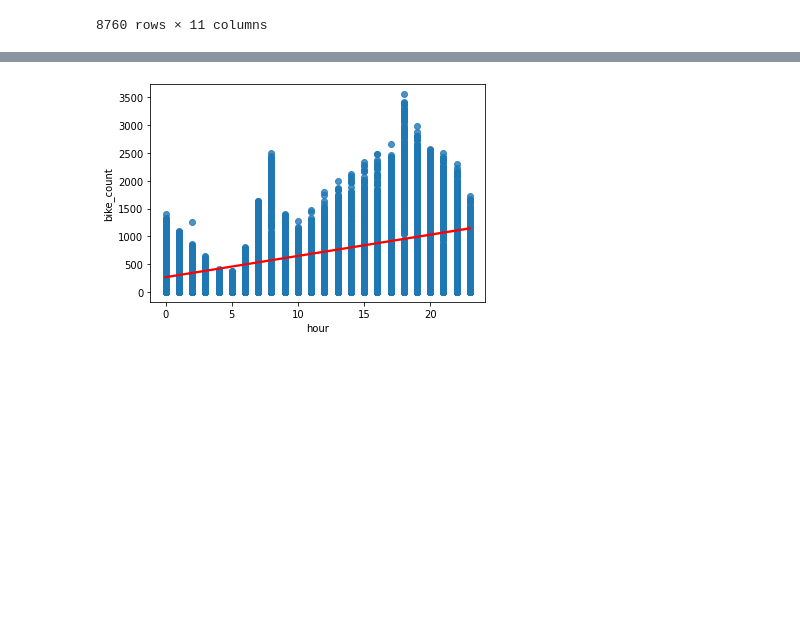
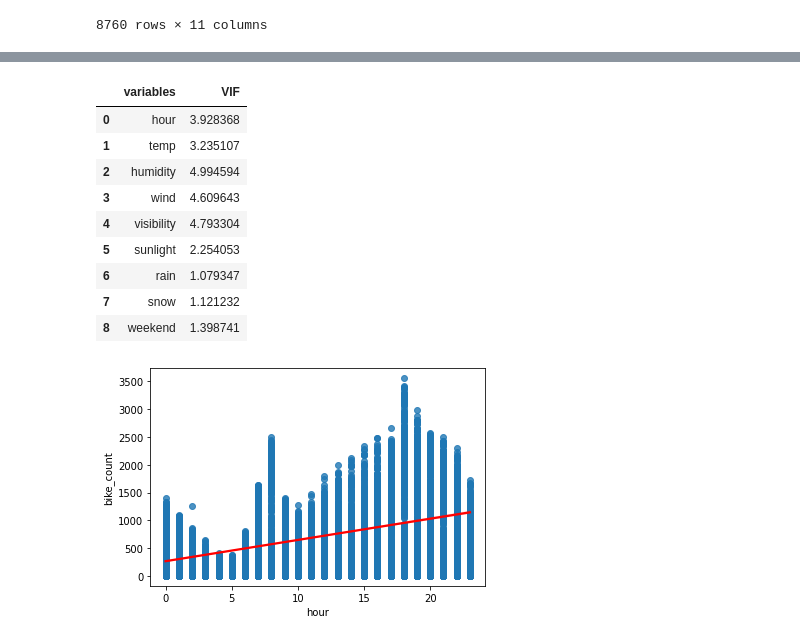
Before and after one commit to gkunal8019/Bike-Sharing-Demand-Prediction, a Jupyter notebook: Bike_Sharing_Demand_Prediction_Capstone_Project.ipynb, the cells around one changed output, grey strips where cells are left out. Cells and saved outputs as stored; diff of their text form; code cells hidden in the pictures; blank space fills up the shorter version.

```diff
--- a/Bike_Sharing_Demand_Prediction_Capstone_Project.ipynb
+++ b/Bike_Sharing_Demand_Prediction_Capstone_Project.ipynb
@@ -267,3 +282,28 @@ numeric_features
+# %%
+# Multicollinearity
+
+from statsmodels.stats.outliers_influence import variance_inflation_factor
+def calc_vif(X):
+
+   # Calculating VIF
+   vif = pd.DataFrame()
+   vif["variables"] = X.columns
+   vif["VIF"] = [variance_inflation_factor(X.values, i) for i in range(X.shape[1])]
+
+   return(vif)
+# %%
+calc_vif(df[[i for i in df.describe().columns if i not in ['bike_count','dew_temp'] ]])
+# %% [output]
+|  | variables | VIF |
+| 0 | hour | 3.928368 |
+| 1 | temp | 3.235107 |
+| 2 | humidity | 4.994594 |
+| 3 | wind | 4.609643 |
+| 4 | visibility | 4.793304 |
+| 5 | sunlight | 2.254053 |
+| 6 | rain | 1.079347 |
+| 7 | snow | 1.121232 |
+| 8 | weekend | 1.398741 |
 # %%
 # ploting Regression plot of each columns of dataset v/s bike_count columns
 
```
Also changed, not shown: parts of 43 cells of this notebook.
